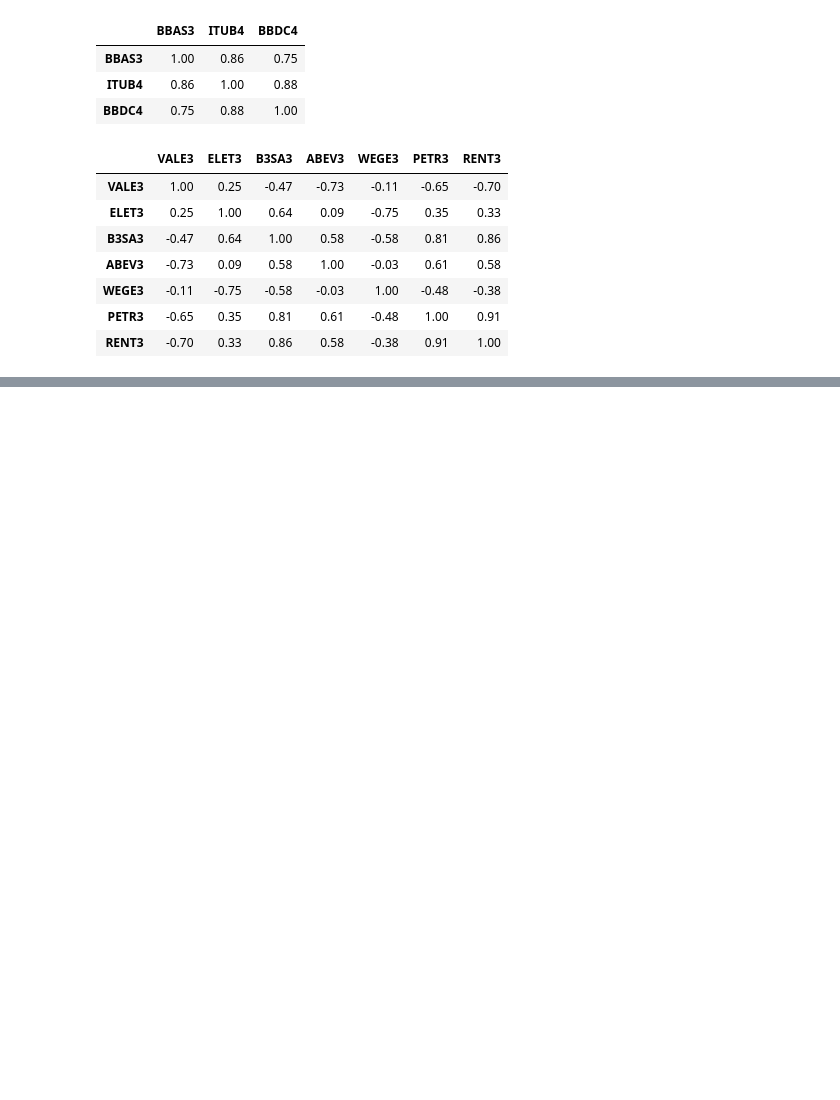
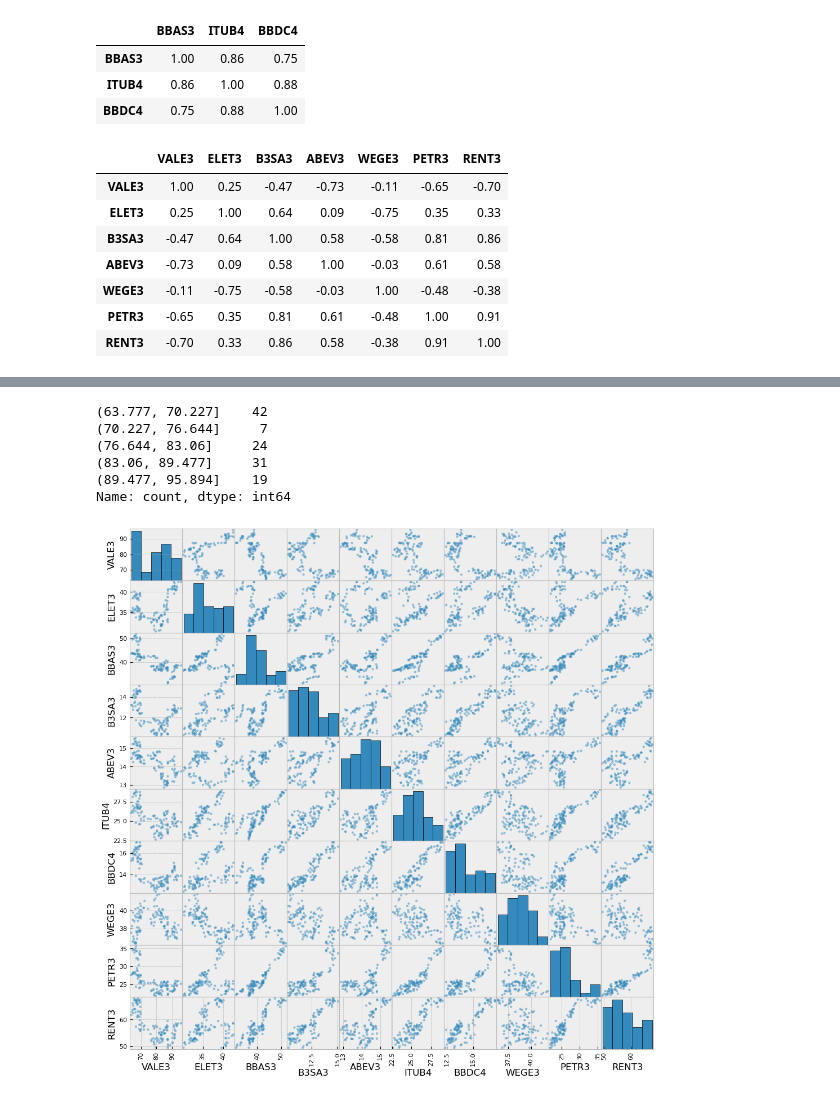
Before and after one commit to PauloViniciusR/Analise_dados, a Jupyter notebook: Matplotlib/Pandas_Matplot/24_pandas.ipynb, the cells around one changed output, grey strips where cells are left out. Drawn from its saved outputs; the diff is of its cells as text; code cells hidden in the pictures; blank space fills up the shorter version.

```diff
--- a/Matplotlib/Pandas_Matplot/24_pandas.ipynb
+++ b/Matplotlib/Pandas_Matplot/24_pandas.ipynb
@@ -167,0 +188,13 @@ df_top_10_ibov.loc[:, ~df_top_10_ibov.columns.isin(bancos)].corr().style.format(
+# %%
+df_top_10_ibov["VALE3"].value_counts(bins=5).sort_index()
+# %% [output]
+(63.777, 70.227]    42
+(70.227, 76.644]     7
+(76.644, 83.06]     24
+(83.06, 89.477]     31
+(89.477, 95.894]    19
+Name: count, dtype: int64
+# %%
+scatter_matrix(df_top_10_ibov, figsize=(12, 12), hist_kwds={"bins": 5, "edgecolor": "black"});
+# %% [output]
+[figure, added]
```
Also changed, not shown: parts of 3 cells of this notebook, 1 other file.
